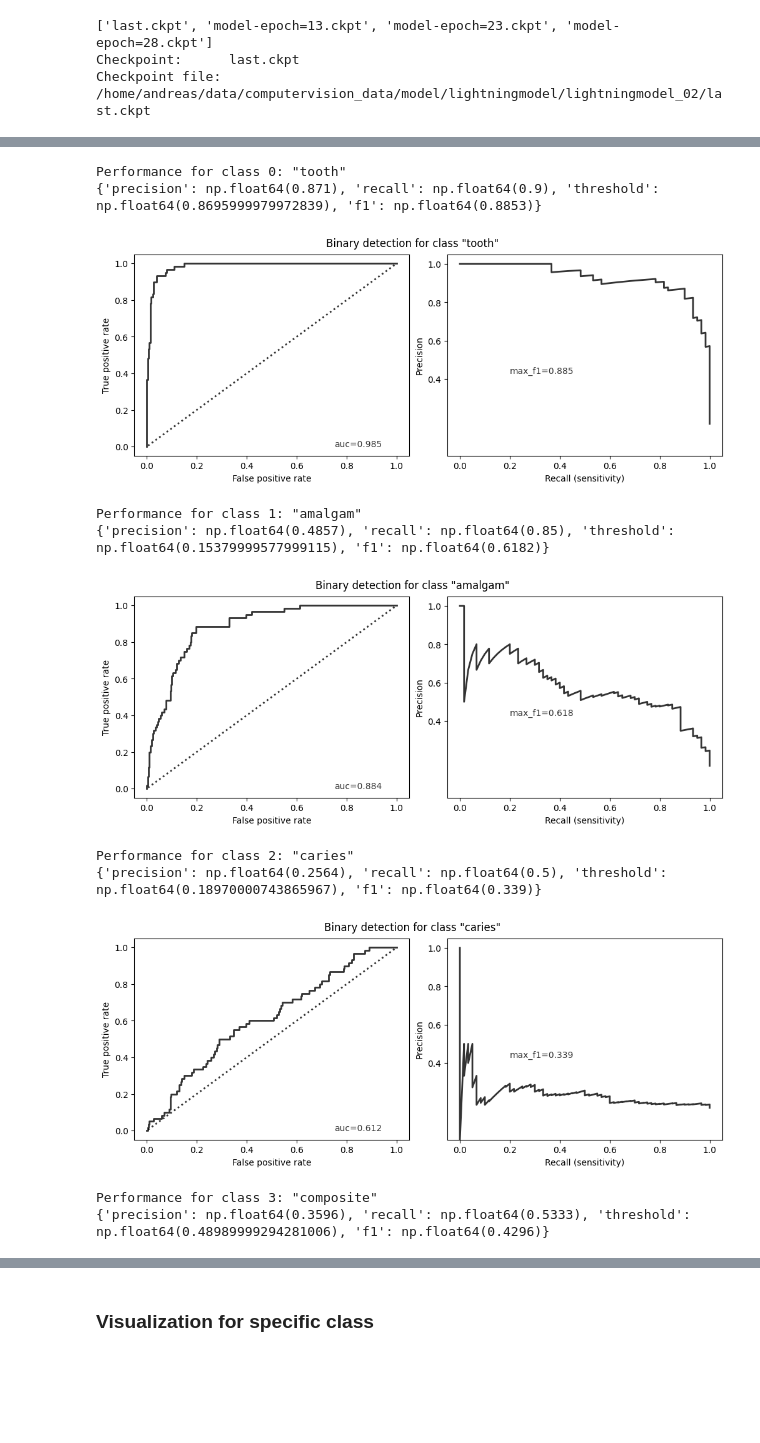
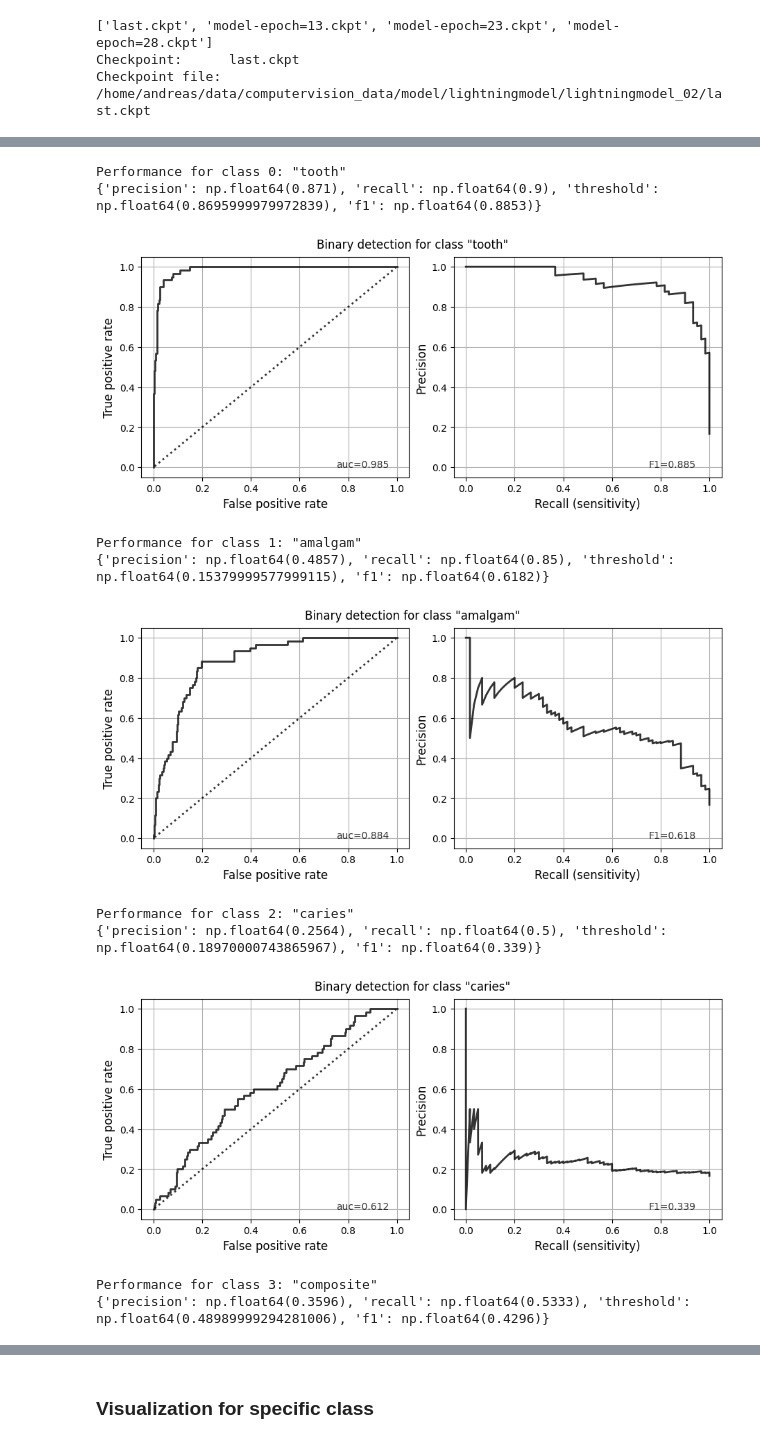
Before and after one commit to ccb-hms/computervision, a Jupyter notebook: notebooks/classification/09_test_roc.ipynb, the cells around one changed output, grey strips where cells are left out. Cells and saved outputs as stored; diff of their text form; code cells hidden in the pictures; blank space fills up the shorter version.

Commit message:
ROC-PR curves from test set

```diff
--- a/notebooks/classification/09_test_roc.ipynb
+++ b/notebooks/classification/09_test_roc.ipynb
@@ -78,3 +81,24 @@ PyTorch version:   2.10.0+cu128
 CUDA version:      12.8
 CUDNN version:     91002
 Current device:    cuda:0
+# %%
+# Appearance of the output plots
+plt.style.use('default')
+SMALL_SIZE = 10
+MEDIUM_SIZE = 12
+BIGGER_SIZE = 14
+
+plt.rc('font', size=SMALL_SIZE)          # controls default text sizes
+plt.rc('axes', titlesize=SMALL_SIZE)     # fontsize of the axes title
+plt.rc('axes', labelsize=MEDIUM_SIZE)    # fontsize of the x and y labels
+plt.rc('xtick', labelsize=SMALL_SIZE)    # fontsize of the tick labels
+plt.rc('ytick', labelsize=SMALL_SIZE)    # fontsize of the tick labels
+plt.rc('legend', fontsize=SMALL_SIZE)    # legend fontsize
+plt.rc('figure', titlesize=BIGGER_SIZE)  # fontsize of the figure title
+
+# Color map
+cmap = colormaps.get('Blues')
+display(cmap)
+# Generate a list of colors
+n_colors = 10
+colors = cmap(np.linspace(0.5, 1, n_colors))
@@ -106,13 +132,15 @@ def performance_plots(y_true, y_score, cl_name, figsize=(10,5)):
               xlabel='False positive rate', ylabel='True positive rate')
     ax[0].plot([0.05, 0.95], [0.05, 0.95], transform=ax[0].transAxes, color='k',
                linewidth=2, alpha=0.8, linestyle=':')
+    ax[0].grid(True)
 
     # PR curve
     ax[1].plot(recall, precision, color='k', linewidth=2.0, alpha=0.8)
-    ax[1].text(x=0.2, y=0.43, s=f'max_f1={max_f1_dict.get("f1"):.3f}', alpha=0.8)
-    ax[1].set(xlim=[-0.05, 1.05], ylim=[0.0, 1.05],
-              xticks=np.arange(0, 1.2, 0.2), yticks=np.arange(0.4, 1.2, 0.2),
+    ax[1].text(x=0.75, y=0, s=f'F1={max_f1_dict.get("f1"):.3f}', alpha=0.8)
+    ax[1].set(xlim=[-0.05, 1.05], ylim=[-0.05, 1.05],
+              xticks=np.arange(0, 1.2, 0.2), yticks=np.arange(0, 1.2, 0.2),
               xlabel='Recall (sensitivity)', ylabel='Precision')
+    ax[1].grid(True)
 
     fig.suptitle(f'Binary detection for class "{cl_name}"', fontsize=12)
 
@@ -306,26 +334,26 @@ pred_df_save = copy.deepcopy(pred_df)
 pred_df_save.columns = pred_df_save.columns.astype(str)
 pred_df_save.to_parquet(predictions_file)
 # %%
-figsize = (10, 4)
+figsize = (9, 4)
 for cl, cl_name in list(label_dict.items()):
     y_true = [1 if c == cl else 0 for c in pred_df['cl'].values]
     y_score=pred_df[cl]
     print(f'Performance for class {cl}: "{cl_name}"')
     precision, recall, p_thresholds = precision_recall_curve(y_true=y_true, y_score=y_score)
     max_f1_dict = max_f1_threshold(precision=precision[:-1], recall=recall[:-1], thr=p_thresholds)
     print(max_f1_dict)
     fig, ax = performance_plots(y_true=y_true, y_score=y_score, cl_name=cl_name, figsize=figsize)
     plt.show()
     print()
 # %% [output]
 Performance for class 0: "tooth"
 {'precision': np.float64(0.871), 'recall': np.float64(0.9), 'threshold': np.float64(0.8695999979972839), 'f1': np.float64(0.8853)}
-[figure, old version]
+[figure, new version]
 Performance for class 1: "amalgam"
 {'precision': np.float64(0.4857), 'recall': np.float64(0.85), 'threshold': np.float64(0.15379999577999115), 'f1': np.float64(0.6182)}
-[figure, old version]
+[figure, new version]
 Performance for class 2: "caries"
 {'precision': np.float64(0.2564), 'recall': np.float64(0.5), 'threshold': np.float64(0.18970000743865967), 'f1': np.float64(0.339)}
-[figure, old version]
+[figure, new version]
 Performance for class 3: "composite"
 {'precision': np.float64(0.3596), 'recall': np.float64(0.5333), 'threshold': np.float64(0.48989999294281006), 'f1': np.float64(0.4296)}
```
Also changed, not shown: parts of 4 cells of this notebook.
